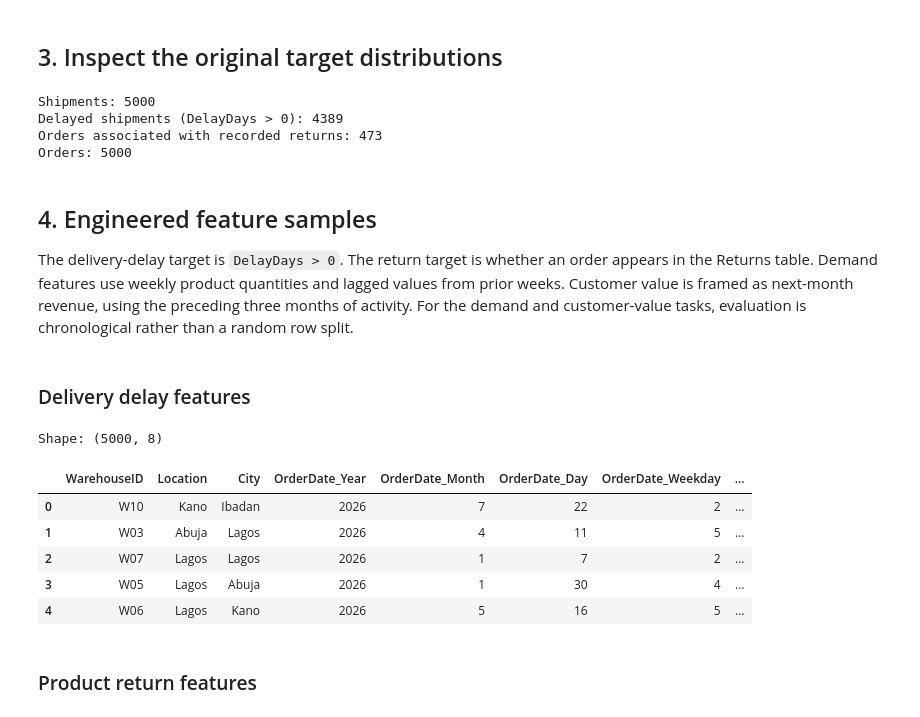
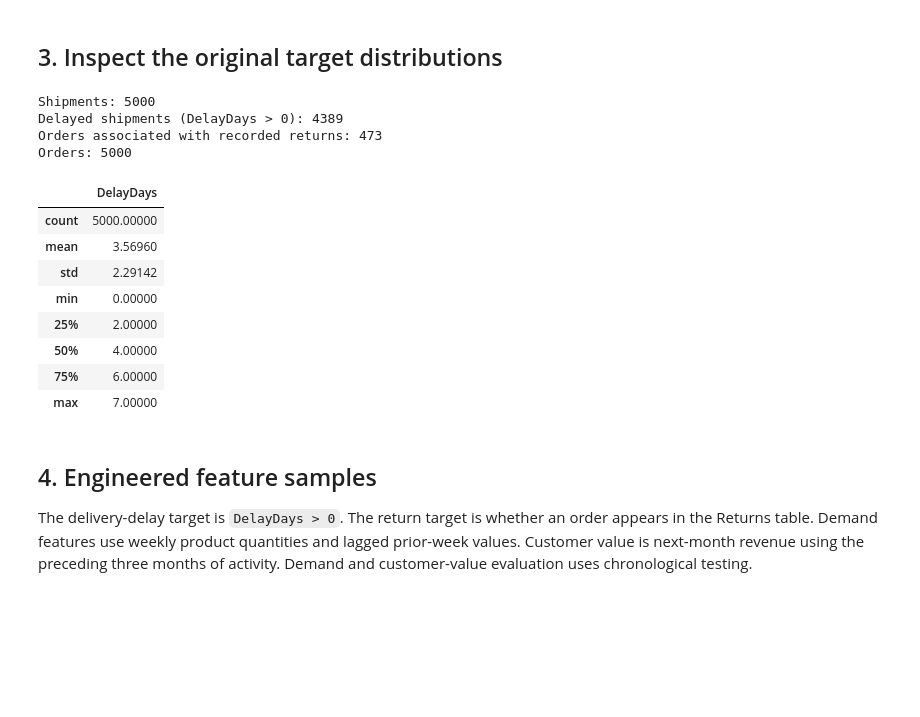
Before and after one commit to Charlez023/SwiftLog-ML-Engineering, a Jupyter notebook: Notebook/Week5_MachineLearning.ipynb, the cells around one changed output. Cells and saved outputs as stored; diff of their text form; code cells hidden in the pictures; blank space fills up the shorter version.

```diff
--- a/Notebook/Week5_MachineLearning.ipynb
+++ b/Notebook/Week5_MachineLearning.ipynb
@@ -40,34 +59,25 @@ display(quality)
 # %% [markdown]
 ## 3. Inspect the original target distributions
 # %%
-shipments = pd.read_csv(DATA / 'Original_Datasets' / 'SwiftLog_Shipments.csv')
-returns = pd.read_csv(DATA / 'Original_Datasets' / 'SwiftLog_Returns.csv')
-orders = pd.read_csv(DATA / 'Original_Datasets' / 'SwiftLog_Orders.csv')
-print('Shipments:', len(shipments))
-print('Delayed shipments (DelayDays > 0):', int((pd.to_numeric(shipments['DelayDays'], errors='coerce') > 0).sum()))
-print('Orders associated with recorded returns:', returns['OrderID'].nunique())
-print('Orders:', orders['OrderID'].nunique())
+shipments=pd.read_csv(RAW/'SwiftLog_Shipments.csv'); returns=pd.read_csv(RAW/'SwiftLog_Returns.csv'); orders=pd.read_csv(RAW/'SwiftLog_Orders.csv')
+delay_days=pd.to_numeric(shipments['DelayDays'],errors='coerce')
+print('Shipments:',len(shipments)); print('Delayed shipments (DelayDays > 0):',int((delay_days>0).sum())); print('Orders associated with recorded returns:',returns['OrderID'].nunique()); print('Orders:',orders['OrderID'].nunique())
+display(delay_days.describe().to_frame())
 # %% [output]
 Shipments: 5000
 Delayed shipments (DelayDays > 0): 4389
 Orders associated with recorded returns: 473
 Orders: 5000
+|  | DelayDays |
+| count | 5000.00000 |
+| mean | 3.56960 |
+| std | 2.29142 |
+| min | 0.00000 |
+| 25% | 2.00000 |
+| 50% | 4.00000 |
+| 75% | 6.00000 |
+| max | 7.00000 |
 # %% [markdown]
 ## 4. Engineered feature samples
-The delivery-delay target is `DelayDays > 0`. The return target is whether an order appears in the Returns table. Demand features use weekly product quantities and lagged values from prior weeks. Customer value is framed as next-month revenue, using the preceding three months of activity. For the demand and customer-value tasks, evaluation is chronological rather than a random row split.
+
+The delivery-delay target is `DelayDays > 0`. The return target is whether an order appears in the Returns table. Demand features use weekly product quantities and lagged prior-week values. Customer value is next-month revenue using the preceding three months of activity. Demand and customer-value evaluation uses chronological testing.
-# %% [markdown]
-### Delivery delay features
-# %%
-features = pd.read_csv(PROCESSED / 'delivery_delay_features.csv')
-print('Shape:', features.shape)
-display(features.head())
-# %% [output]
-Shape: (5000, 8)
-|  | WarehouseID | Location | City | OrderDate_Year | OrderDate_Month | OrderDate_Day | OrderDate_Weekday | ... |
-| 0 | W10 | Kano | Ibadan | 2026 | 7 | 22 | 2 | ... |
-| 1 | W03 | Abuja | Lagos | 2026 | 4 | 11 | 5 | ... |
-| 2 | W07 | Lagos | Lagos | 2026 | 1 | 7 | 2 | ... |
-| 3 | W05 | Lagos | Abuja | 2026 | 1 | 30 | 4 | ... |
-| 4 | W06 | Lagos | Kano | 2026 | 5 | 16 | 5 | ... |
-# %% [markdown]
-### Product return features
```
Also changed, not shown: parts of 25 cells of this notebook, 11 other files.
